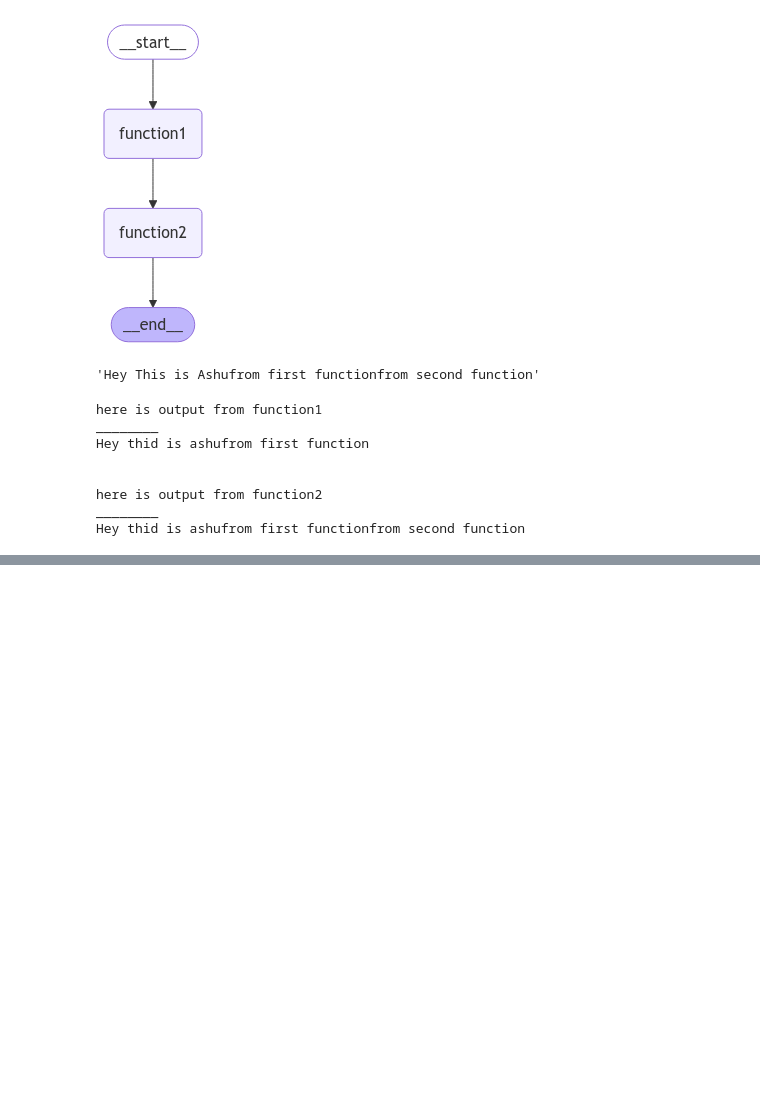
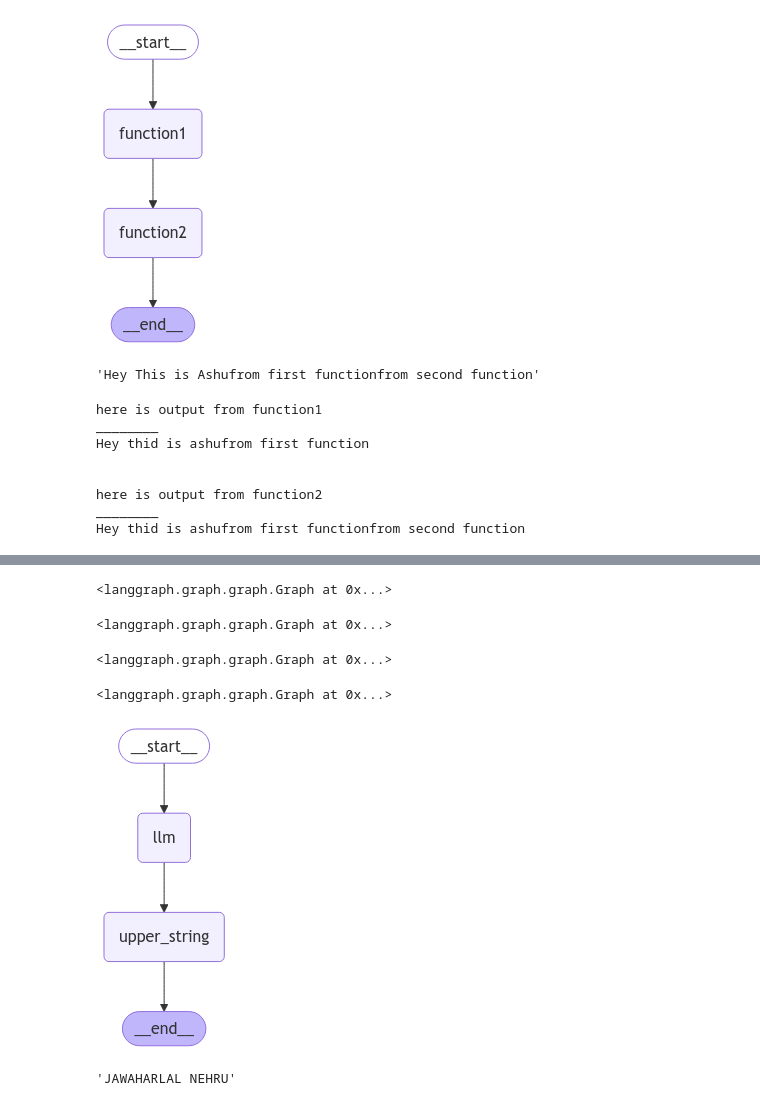
Before and after one commit to ashutosh15072000/LangGraph, a Jupyter notebook: LANGGRAPH/Code LangGraph From Scratch.ipynb, the cells around one changed output, grey strips where cells are left out. Drawn from its saved outputs; the diff is of its cells as text; code cells hidden in the pictures; blank space fills up the shorter version.

```diff
--- a/LANGGRAPH/Code LangGraph From Scratch.ipynb
+++ b/LANGGRAPH/Code LangGraph From Scratch.ipynb
@@ -69,0 +94,35 @@ Hey thid is ashufrom first functionfrom second function
+# %%
+workflow2.add_node("llm",function1)
+# %% [output]
+<langgraph.graph.graph.Graph at 0x...>
+# %%
+workflow2.add_node("upper_string",function2)
+# %% [output]
+<langgraph.graph.graph.Graph at 0x...>
+# %%
+workflow2.add_edge("llm","upper_string")
+# %% [output]
+<langgraph.graph.graph.Graph at 0x...>
+# %%
+workflow2.set_entry_point("llm")
+workflow2.set_finish_point("upper_string")
+# %% [output]
+<langgraph.graph.graph.Graph at 0x...>
+# %%
+
+app2=workflow2.compile()
+# %%
+from IPython.display import Image, display
+
+try:
+    display(Image(app2.get_graph().draw_mermaid_png()))
+except Exception as e:
+    # This requires some extra dependencies and is optional
+    print(e)
+# %% [output]
+[figure, added]
+# %%
+
+app2.invoke("what is a name of first indian prime minister?")
+# %% [output]
+'JAWAHARLAL NEHRU'
```
Also changed, not shown: parts of 12 cells of this notebook.
